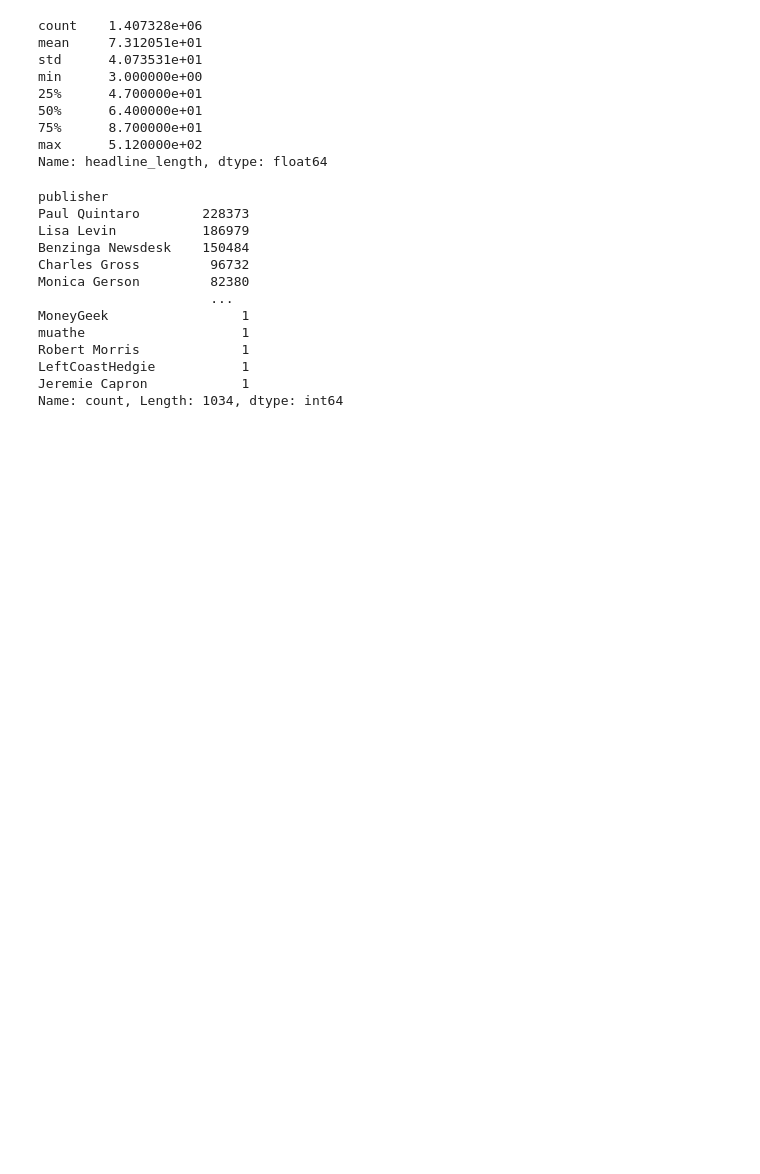
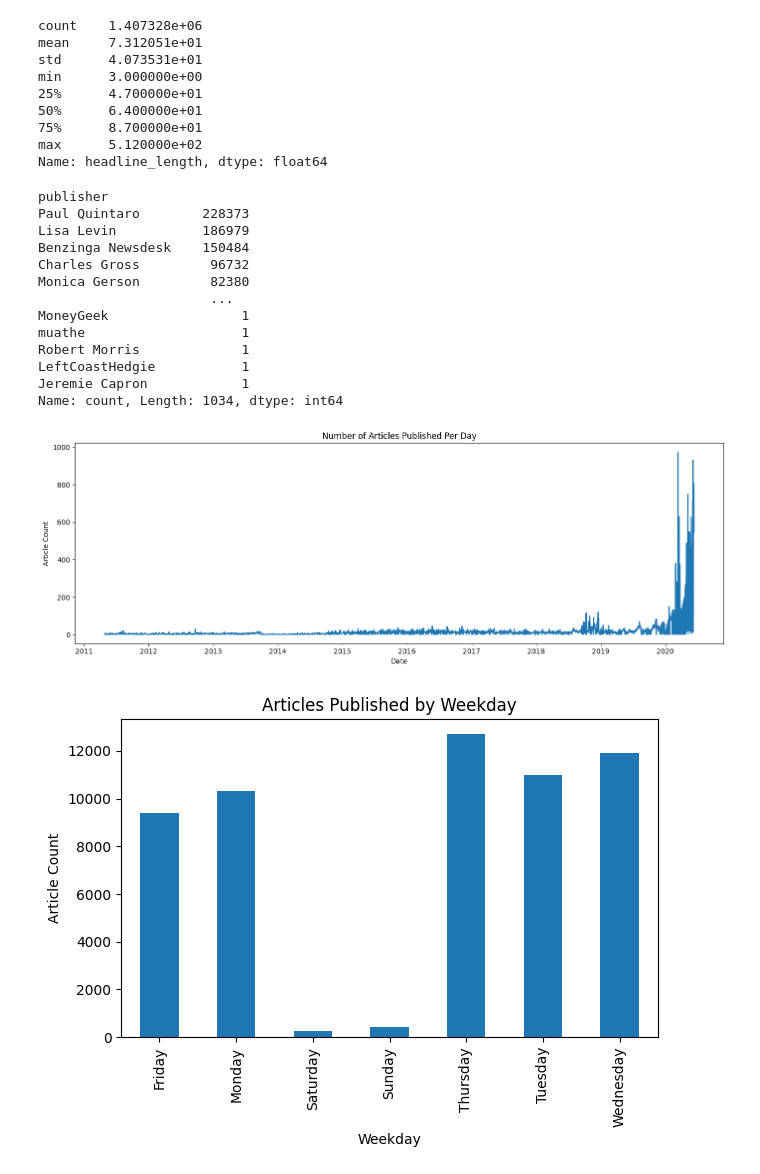
Before and after one commit to Melak12/Week-1-predicting-price-moves, a Jupyter notebook: notebooks/analyst_eda.ipynb, the cells around one changed output. Saved outputs shown, nothing was run; the diff lists cells and outputs as text; code cells hidden in the pictures; blank space fills up the shorter version.

```diff
--- a/notebooks/analyst_eda.ipynb
+++ b/notebooks/analyst_eda.ipynb
@@ -45,3 +45,36 @@ Robert Morris             1
 LeftCoastHedgie           1
 Jeremie Capron            1
 Name: count, Length: 1034, dtype: int64
+# %%
+# Convert 'date' column to datetime if not already
+df['date'] = pd.to_datetime(df['date'], errors='coerce')
+
+# Extract date (without time) and weekday
+df['date_only'] = df['date'].dt.date
+df['weekday'] = df['date'].dt.day_name()
+
+# Count articles per day
+articles_per_day = df.groupby('date_only').size()
+
+# Plot articles per day (trend over time)
+
+
+plt.figure(figsize=(14, 5))
+articles_per_day.plot()
+plt.title('Number of Articles Published Per Day')
+plt.xlabel('Date')
+plt.ylabel('Article Count')
+plt.tight_layout()
+plt.show()
+
+# Analyze articles by weekday
+weekday_counts = df['weekday'].value_counts().sort_index()
+weekday_counts.plot(kind='bar')
+plt.title('Articles Published by Weekday')
+plt.xlabel('Weekday')
+plt.ylabel('Article Count')
+plt.tight_layout()
+plt.show()
+# %% [output]
+[figure, added]
+[figure, added]
```
Also changed, not shown: parts of 2 cells of this notebook.
